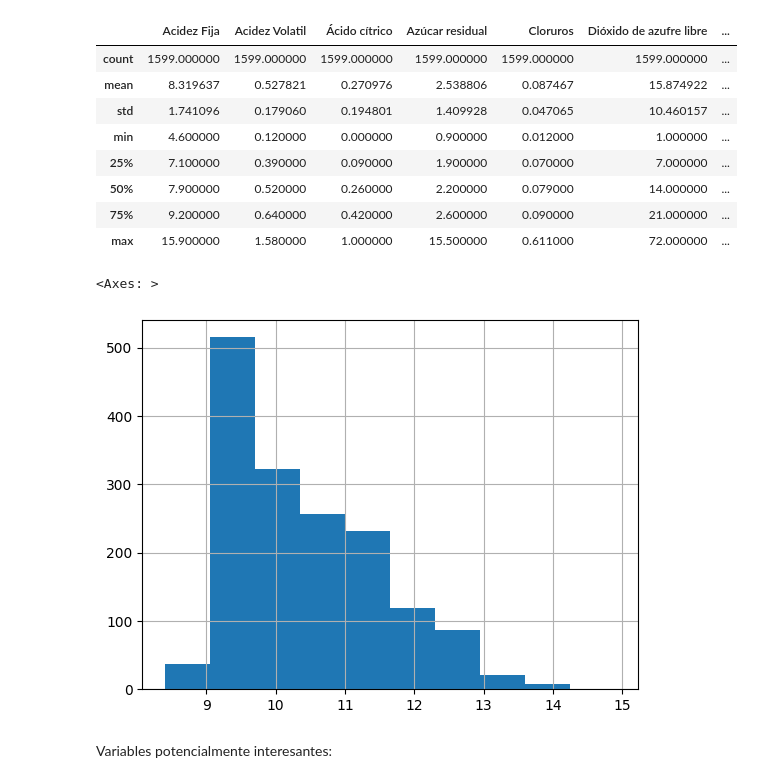
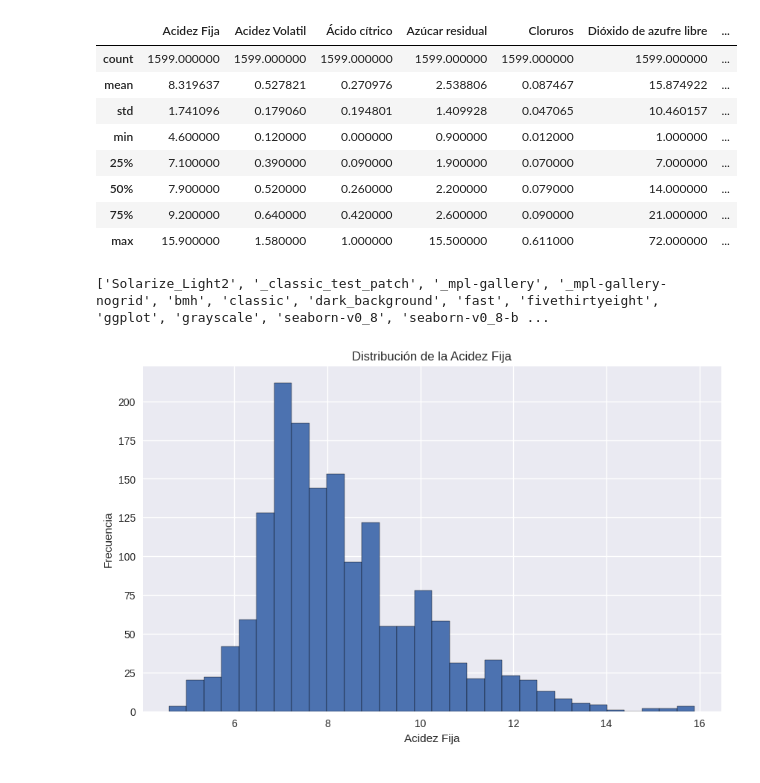
Before and after one commit to tdiego74/Clase_Data_Science_I_PBLC, a Jupyter notebook: PF_Data_SC_I.ipynb, the cells around one changed output. Drawn from its saved outputs; the diff is of its cells as text; code cells hidden in the pictures.

```diff
--- a/PF_Data_SC_I.ipynb
+++ b/PF_Data_SC_I.ipynb
@@ -106,10 +137,19 @@ df.describe()
 | 50% | 7.900000 | 0.520000 | 0.260000 | 2.200000 | 0.079000 | 14.000000 | ... |
 | 75% | 9.200000 | 0.640000 | 0.420000 | 2.600000 | 0.090000 | 21.000000 | ... |
 | max | 15.900000 | 1.580000 | 1.000000 | 15.500000 | 0.611000 | 72.000000 | ... |
-# %%
-df["Alcohol"].hist()
-# %% [output]
-<Axes: >
-[figure, removed]
-# %% [markdown]
-Variables potencialmente interesantes:
+# %%
+print(plt.style.available)
+# %% [output]
+['Solarize_Light2', '_classic_test_patch', '_mpl-gallery', '_mpl-gallery-nogrid', 'bmh', 'classic', 'dark_background', 'fast', 'fivethirtyeight', 'ggplot', 'grayscale', 'seaborn-v0_8', 'seaborn-v0_8-b ...
+# %%
+mpl.style.use('seaborn')
+# %%
+plt.figure(figsize=(10, 6))
+plt.hist(df['Acidez Fija'], bins=30, edgecolor='black')
+plt.title('Distribución de la Acidez Fija')
+plt.xlabel('Acidez Fija')
+plt.ylabel('Frecuencia')
+plt.grid(True)
+plt.show()
+# %% [output]
+[figure, added]
```
Also changed, not shown: parts of 3 cells of this notebook.
